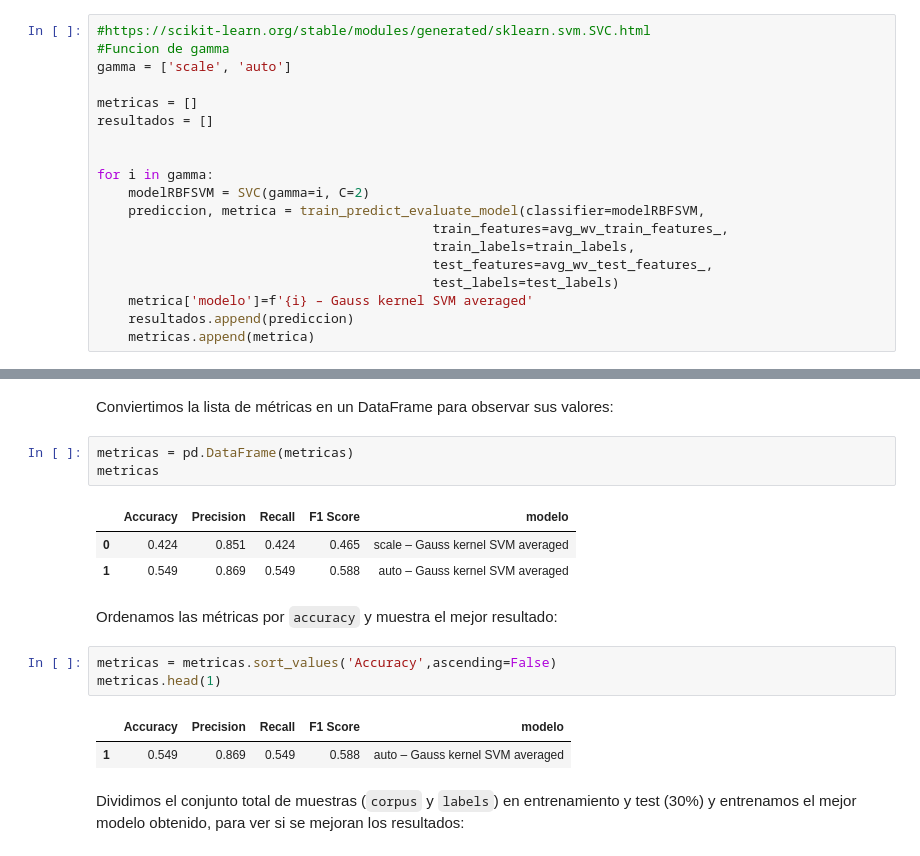
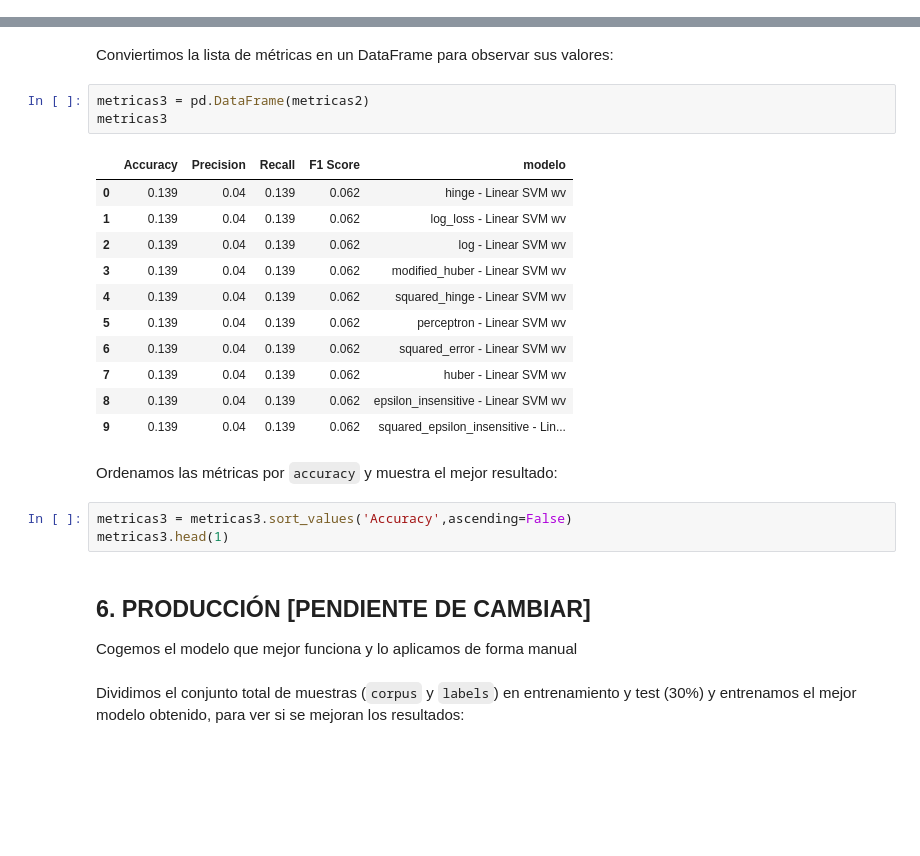
Before and after one commit to Dacarpe03/TextClassification, a Jupyter notebook: Scripts/Clasificacion.ipynb, the cells around one changed output, grey strips where cells are left out. Drawn from its saved outputs; the diff is of its cells as text; blank space fills up the shorter version.

Commit message:
new file:   Prediccion/metricas.csv 	new file:   Prediccion/training.csv 	modified:   Scripts/Clasificacion.ipynb

```diff
--- a/Scripts/Clasificacion.ipynb
+++ b/Scripts/Clasificacion.ipynb
@@ -552,21 +582,2 @@ metricas.head(1)
 # %% [markdown]
 Mejoramos el `accuracy` a partir del juego de parametros
-# %%
-#https://scikit-learn.org/stable/modules/generated/sklearn.svm.SVC.html
-#Funcion de gamma
-gamma = ['scale', 'auto']
-
-metricas = []
-resultados = []
-
-
-for i in gamma:
-    modelRBFSVM = SVC(gamma=i, C=2)
-    prediccion, metrica = train_predict_evaluate_model(classifier=modelRBFSVM,
-                                           train_features=avg_wv_train_features_,
-                                           train_labels=train_labels,
-                                           test_features=avg_wv_test_features_,
-                                           test_labels=test_labels)
-    metrica['modelo']=f'{i} – Gauss kernel SVM averaged'
-    resultados.append(prediccion)
-    metricas.append(metrica)
@@ -573,20 +695,28 @@ for i in gamma:
 # %% [markdown]
 Conviertimos la lista de métricas en un DataFrame para observar sus valores:
-# %%
-metricas = pd.DataFrame(metricas)
-metricas
-# %% [output]
-|  | Accuracy | Precision | Recall | F1 Score | modelo |
-| 0 | 0.424 | 0.851 | 0.424 | 0.465 | scale – Gauss kernel SVM averaged |
-| 1 | 0.549 | 0.869 | 0.549 | 0.588 | auto – Gauss kernel SVM averaged |
+# %%
+metricas3 = pd.DataFrame(metricas2)
+metricas3
+# %% [output]
+|  | Accuracy | Precision | Recall | F1 Score | modelo |
+| 0 | 0.139 | 0.04 | 0.139 | 0.062 | hinge - Linear SVM wv |
+| 1 | 0.139 | 0.04 | 0.139 | 0.062 | log_loss - Linear SVM wv |
+| 2 | 0.139 | 0.04 | 0.139 | 0.062 | log - Linear SVM wv |
+| 3 | 0.139 | 0.04 | 0.139 | 0.062 | modified_huber - Linear SVM wv |
+| 4 | 0.139 | 0.04 | 0.139 | 0.062 | squared_hinge - Linear SVM wv |
+| 5 | 0.139 | 0.04 | 0.139 | 0.062 | perceptron - Linear SVM wv |
+| 6 | 0.139 | 0.04 | 0.139 | 0.062 | squared_error - Linear SVM wv |
+| 7 | 0.139 | 0.04 | 0.139 | 0.062 | huber - Linear SVM wv |
+| 8 | 0.139 | 0.04 | 0.139 | 0.062 | epsilon_insensitive - Linear SVM wv |
+| 9 | 0.139 | 0.04 | 0.139 | 0.062 | squared_epsilon_insensitive - Lin... |
 # %% [markdown]
 Ordenamos las métricas por `accuracy` y muestra el mejor resultado:
 # %%
-metricas = metricas.sort_values('Accuracy',ascending=False)
-metricas.head(1)
+metricas3 = metricas3.sort_values('Accuracy',ascending=False)
+metricas3.head(1)
-# %% [output]
-|  | Accuracy | Precision | Recall | F1 Score | modelo |
-| 1 | 0.549 | 0.869 | 0.549 | 0.588 | auto – Gauss kernel SVM averaged |
+# %% [markdown]
+## 6. PRODUCCIÓN [PENDIENTE DE CAMBIAR]
+Cogemos el modelo que mejor funciona y lo aplicamos de forma manual
 # %% [markdown]
 Dividimos el conjunto total de muestras (`corpus` y `labels`) en entrenamiento y test (30%) y entrenamos el mejor modelo obtenido, para ver si se mejoran los resultados:
 # %%
```
Also changed, not shown: parts of 23 cells of this notebook, 2 other files.
